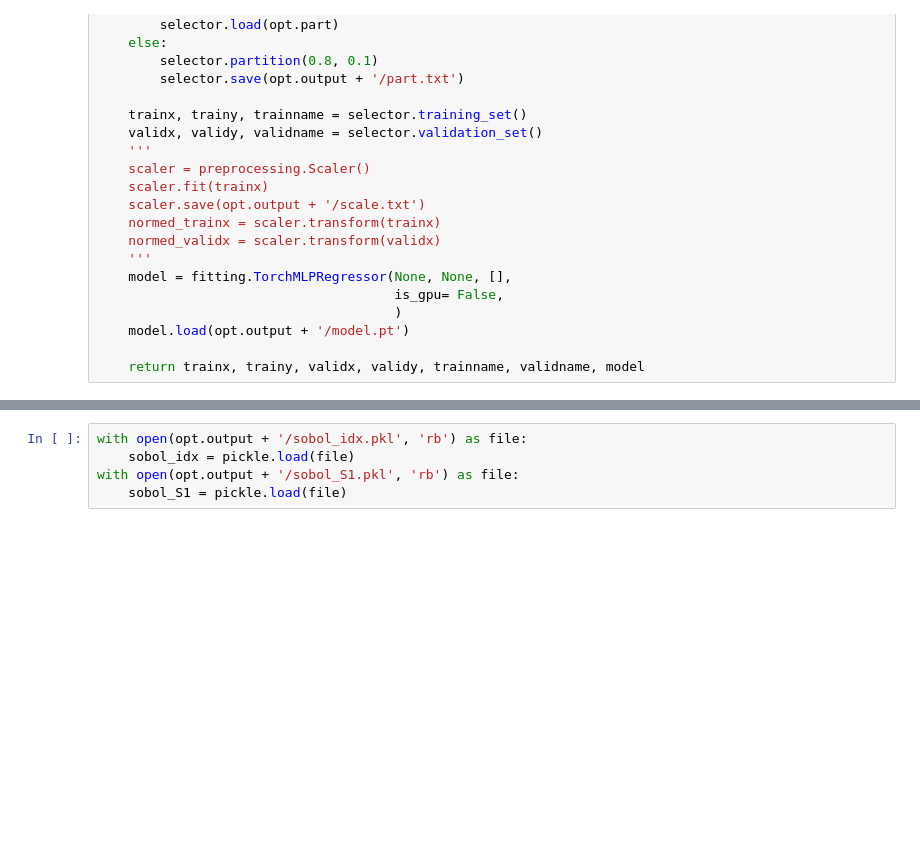
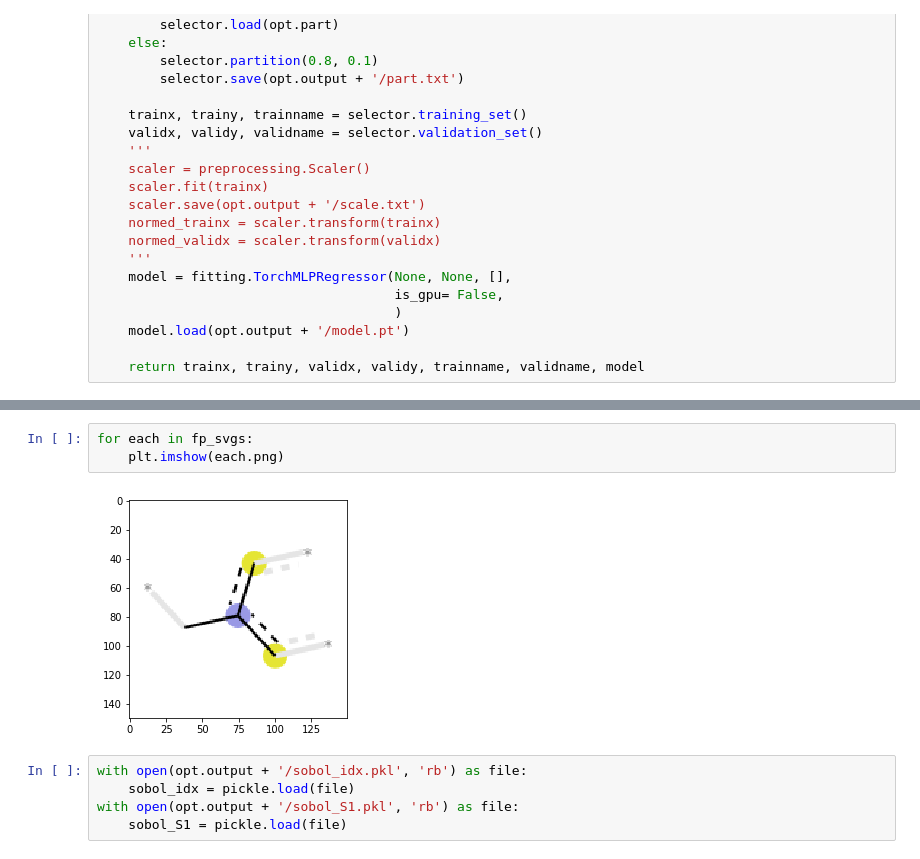
Before and after one commit to sungroup-sjtu/AIMS_ML, a Jupyter notebook: scripts/confusion_test.ipynb, the cells around one changed output, grey strips where cells are left out. Cells and saved outputs as stored; diff of their text form; blank space fills up the shorter version.

```diff
--- a/scripts/confusion_test.ipynb
+++ b/scripts/confusion_test.ipynb
@@ -101,3 +154,8 @@ fp_svgs = sorted([fp_svg(file_name, fp_idx) for file_name in svg_files], key=lam
+# %%
+for each in fp_svgs:
+    plt.imshow(each.png)
+# %% [output]
+[figure, added]
 # %%
 with open(opt.output + '/sobol_idx.pkl', 'rb') as file:
     sobol_idx = pickle.load(file)
```
Also changed, not shown: parts of 16 cells of this notebook, 3 other files.
